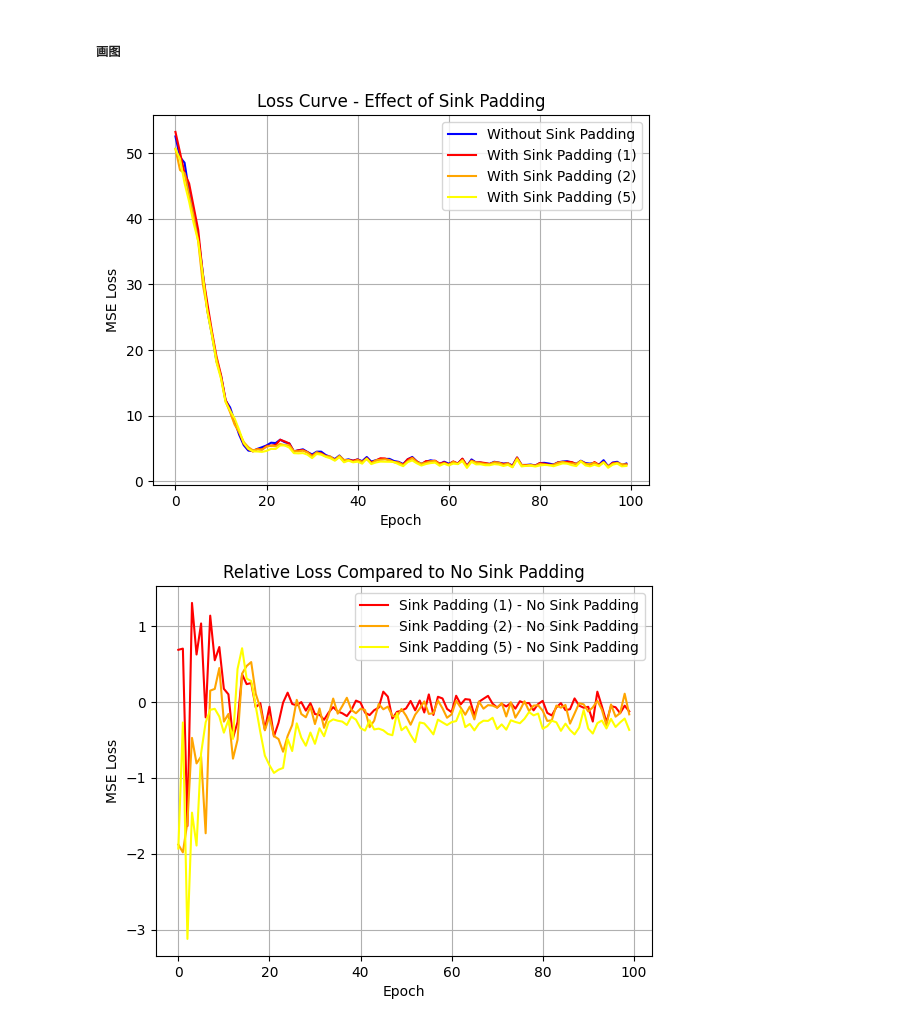
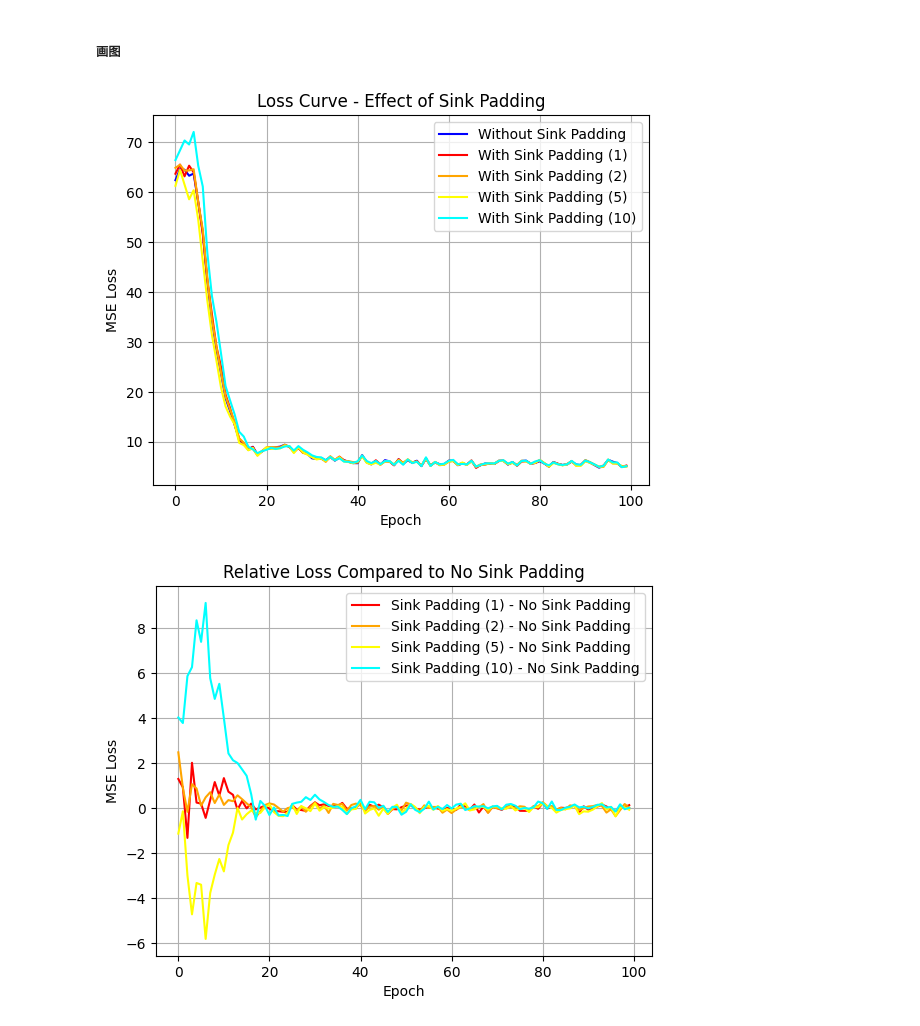
Before and after one commit to Bruce-lhq/looped-transformer-ablation-lab, a Jupyter notebook: Looped_Transformer.ipynb, the cells around one changed output. Drawn from its saved outputs; the diff is of its cells as text; code cells hidden in the pictures.

```diff
--- a/Looped_Transformer.ipynb
+++ b/Looped_Transformer.ipynb
@@ -414,10 +417,10 @@ class RegressionSolver(nn.Module):
         self.head = RegressionHead(d_model, d_x, d_y, bias=bias, init_scale=init_scale)
         self.loss_fn = PredictionLoss(d_model, d_y, loss_type=loss_type)
 
-    def forward(self, x_data, y_data, num_eff, current_blocks=None, is_eval=False):
+    def forward(self, x_data, y_data, num_eff, current_blocks=None, is_eval=False, sink_padding=None):
         Prompt = self.head(x_data, y_data) # [batch_size, seq_len, d_model]
         outputs = self.toy_model(Prompt, num_eff, current_blocks=current_blocks) # [batch_size, num_eff, seq_len, d_model]
-        output = self.loss_fn(outputs, y_data, is_eval=is_eval)
+        output = self.loss_fn(outputs, y_data, is_eval=is_eval, sink_padding=sink_padding)
         return output
 # %% [markdown]
 ### Experiment
@@ -492,7 +495,7 @@ class LoopedTransformerExperiment:
                 current_blocks = min(num_eff + epoch, self.num_blocks) # 随着训练的进行，逐渐增加参与误差计算的有效层数
             else:
                 current_blocks = self.num_blocks
-            loss = self.model(x_data, y_data, num_eff=num_eff, current_blocks=current_blocks, is_eval=False) # 前向传播计算损失 [batch_size, num_eff, seq_len/2, d_y]
+            loss = self.model(x_data, y_data, num_eff=num_eff, current_blocks=current_blocks, is_eval=False, sink_padding=sink_padding) # 前向传播计算损失 [batch_size, num_eff, seq_len/2, d_y]
             loss = loss.mean()  # 对所有维度求平均得到一个标量损失值
             loss.backward()  # 反向传播计算梯度
             self.optimizer.step()  # 更新模型参数
@@ -508,7 +511,7 @@ class LoopedTransformerExperiment:
         with torch.no_grad():
             # 在评估模式下，直接使用所有层的输出进行预测(因为已经no_grad了，所以不需要防止梯度爆炸了)
             x_eval, y_eval = next(dataloader(batch_size, seq_len+1, self.d_x, self.d_y, device=self.device, data_type=data_type, sink_padding=sink_padding))
-            y_pred = self.model(x_eval, y_eval, num_eff=self.num_blocks, current_blocks=self.num_blocks, is_eval=True) # [batch_size, d_y]
+            y_pred = self.model(x_eval, y_eval, num_eff=self.num_blocks, current_blocks=self.num_blocks, is_eval=True, sink_padding=sink_padding) # [batch_size, d_y]
             if loss_type == 'mse':
                 mse=F.mse_loss(y_pred, y_eval[:, -1, :])
                 print(f"MSELoss: {mse:.4f}") # 计算预测值与真实值之间的均方误差
@@ -836,9 +839,9 @@ init_parameters = {
     'd_model': 256,
     'lr': 1e-4,
     'max_seq_len': 100,
-    'd_x': 2,
+    'd_x': 5,
     'd_y': 1,
-    'seed': 46,
+    'seed': 42,
     'experiment_name': 'exp_without_sink_padding',
     'norm_type': 'layernorm',
     'ffn_type': 'gelu',
@@ -856,7 +859,7 @@ train_parameters = {
     'data_type': 'linear',
     'sink_padding': None,
     'scheduled_training': True,
-    'print_every': 5,
+    'print_every': 10,
     'timing': True
 }
 # %% [markdown]
@@ -899,0 +903,5 @@ Training completed in 39.97 seconds.
+# %%
+init_parameters['experiment_name'] = 'exp_with_sink_padding_10'
+train_parameters['sink_padding'] = 10
+experiment_with_sink_padding_10 = LoopedTransformerExperiment(**{**init_parameters, 'experiment_name': 'exp_with_sink_padding_10'})
+experiment_with_sink_padding_10.train(**train_parameters)
@@ -904,6 +925,7 @@ plt.plot(experiment.loss_history, label='Without Sink Padding', color='blue')
 plt.plot(experiment_with_sink_padding.loss_history, label='With Sink Padding (1)', color='red')
 plt.plot(experiment_with_sink_padding_2.loss_history, label='With Sink Padding (2)', color='orange')
 plt.plot(experiment_with_sink_padding_5.loss_history, label='With Sink Padding (5)', color='yellow')
+plt.plot(experiment_with_sink_padding_10.loss_history, label='With Sink Padding (10)', color='cyan')
 plt.xlabel('Epoch')
 plt.ylabel('MSE Loss')
 plt.title('Loss Curve - Effect of Sink Padding')
@@ -911,16 +933,17 @@ plt.grid()
 plt.legend()
 plt.show()
 # %% [output]
-[figure, old version]
+[figure, new version]
 # %%
 plt.plot(list(map(sub, experiment_with_sink_padding.loss_history, experiment.loss_history)), label='Sink Padding (1) - No Sink Padding', color='red')
 plt.plot(list(map(sub, experiment_with_sink_padding_2.loss_history, experiment.loss_history)), label='Sink Padding (2) - No Sink Padding', color='orange')
 plt.plot(list(map(sub, experiment_with_sink_padding_5.loss_history, experiment.loss_history)), label='Sink Padding (5) - No Sink Padding', color='yellow')
+plt.plot(list(map(sub, experiment_with_sink_padding_10.loss_history, experiment.loss_history)), label='Sink Padding (10) - No Sink Padding', color='cyan')
 plt.xlabel('Epoch')
 plt.ylabel('MSE Loss')
 plt.title('Relative Loss Compared to No Sink Padding')
 plt.grid()
 plt.legend()
 plt.show()
 # %% [output]
-[figure, old version]
+[figure, new version]
```
Also changed, not shown: parts of 3 cells of this notebook, 2 other files.
